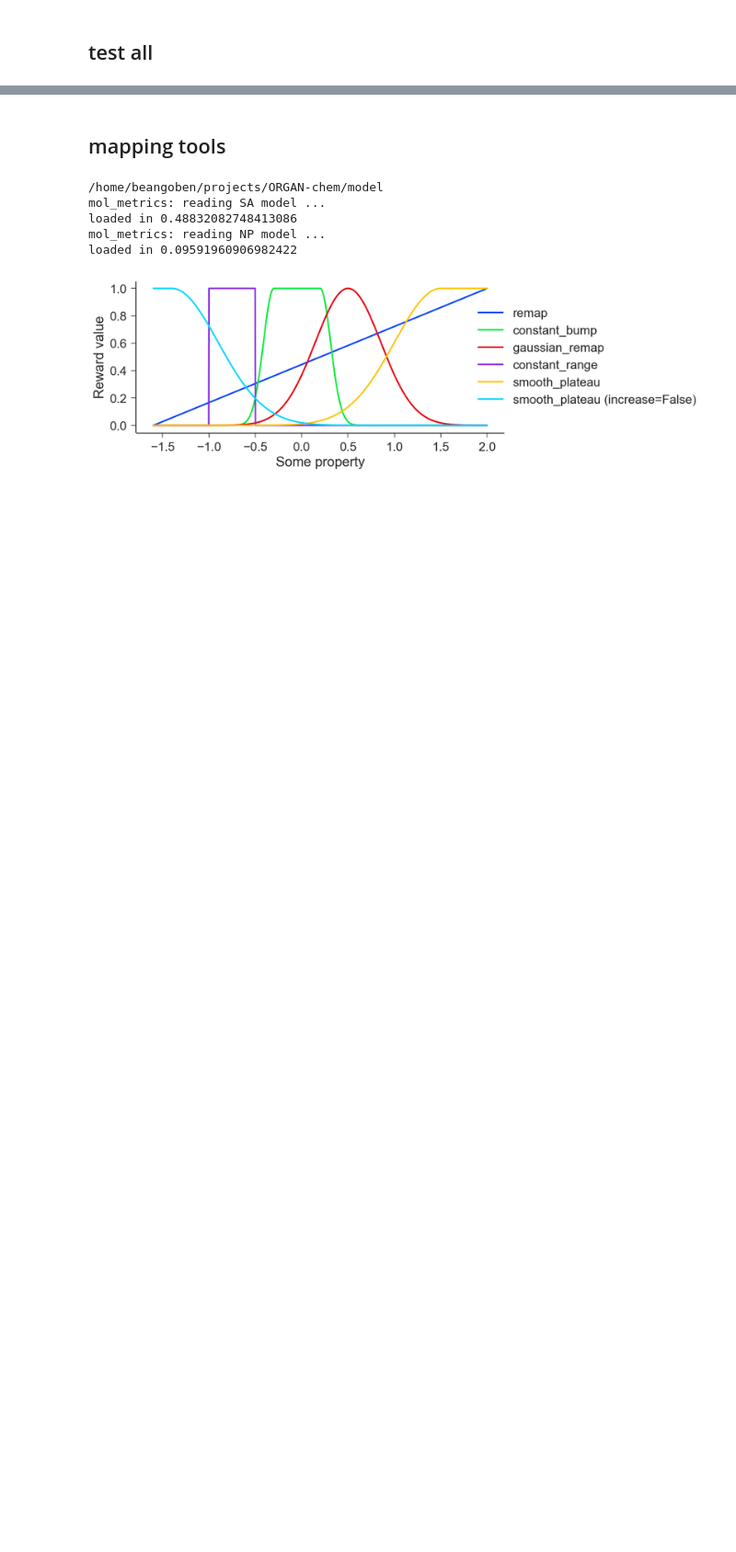
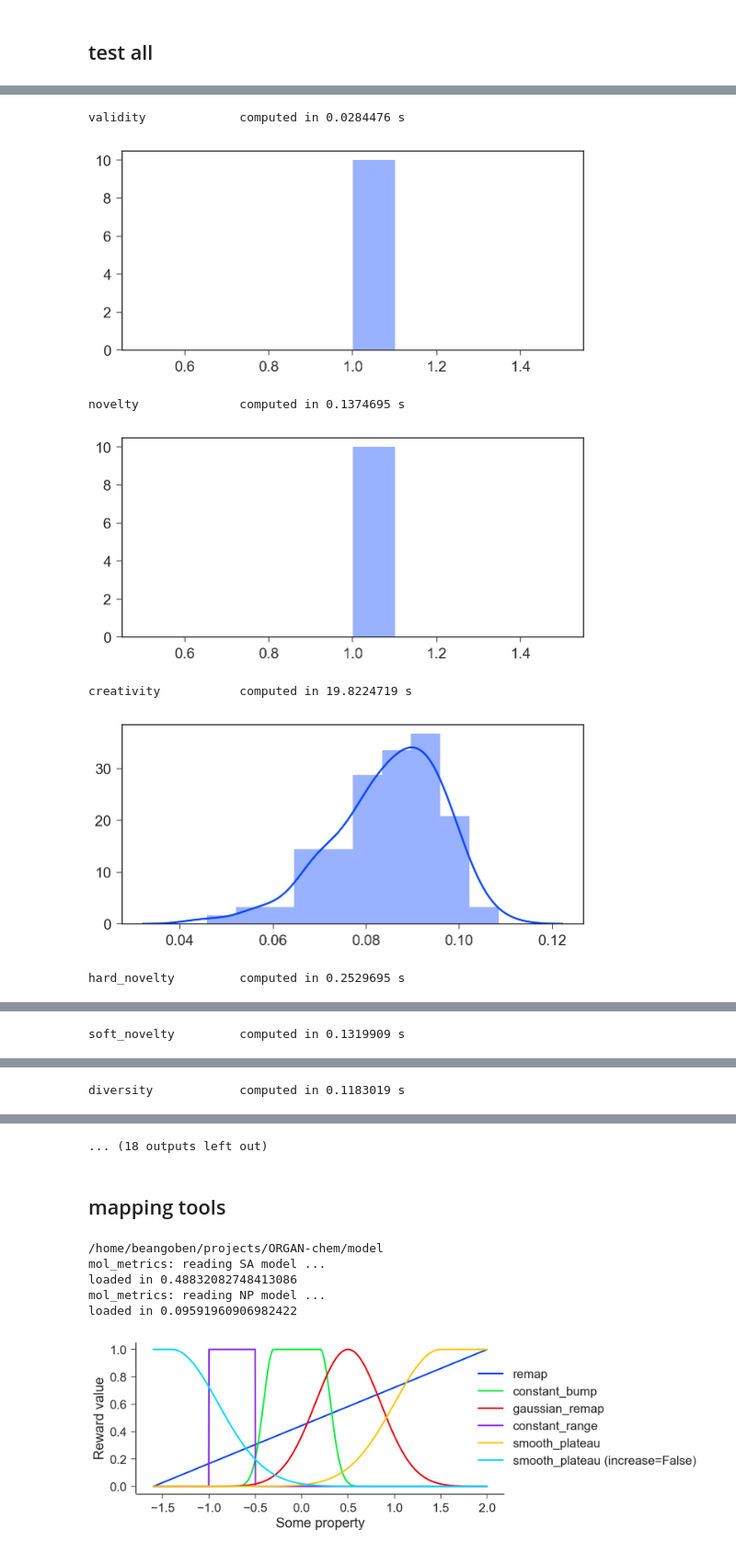
Before and after one commit to aspuru-guzik-group/ORGANIC, a Jupyter notebook: analysis/MolMetric_showcase.ipynb, the cells around one changed output, grey strips where cells are left out. Shown at 92% size. Saved outputs shown, nothing was run; the diff lists cells and outputs as text; code cells hidden in the pictures; blank space fills up the shorter version.

```diff
--- a/analysis/MolMetric_showcase.ipynb
+++ b/analysis/MolMetric_showcase.ipynb
@@ -65,7 +68,7 @@ KeyError: 'mol'
 # %% [markdown]
 ## test all
 # %%
-test_n = 10
+test_n = 1
 test_df = df.sample(n=25000)
 smiles = list(test_df.iloc[:test_n].smiles.values)
 train_smiles = list(test_df.iloc[test_n:].smiles.values)
@@ -99,0 +107,22 @@ chemical_beauty      computed in 0.0221858 s
+# %%
+test_n = 100
+test_df = df.sample(n=25000)
+smiles = list(test_df.iloc[:test_n].smiles.values)
+train_smiles = list(test_df.iloc[test_n:].smiles.values)
+
+metrics = mm.get_metrics()
+for key,func in metrics.items():
+    start = time.time()
+    scores = func(smiles, train_smiles)
+    end = time.time()
+    print("{:20s} computed in {:.7f} s".format(key,end - start))
+    sns.distplot(scores)
+    plt.show()
+# %% [output]
+validity             computed in 0.0284476 s
+[figure, added]
+novelty              computed in 0.1374695 s
+[figure, added]
+creativity           computed in 19.8224719 s
+[figure, added]
+hard_novelty         computed in 0.2529695 s
@@ -99,0 +130 @@ chemical_beauty      computed in 0.0221858 s
+soft_novelty         computed in 0.1319909 s
@@ -99,0 +132 @@ chemical_beauty      computed in 0.0221858 s
+diversity            computed in 0.1183019 s
@@ -100,3 +134,4 @@ chemical_beauty      computed in 0.0221858 s
+... (18 outputs left out)
 # %% [markdown]
 ## mapping tools
 # %%
```
Also changed, not shown: parts of 5 cells of this notebook, 3 other files.
